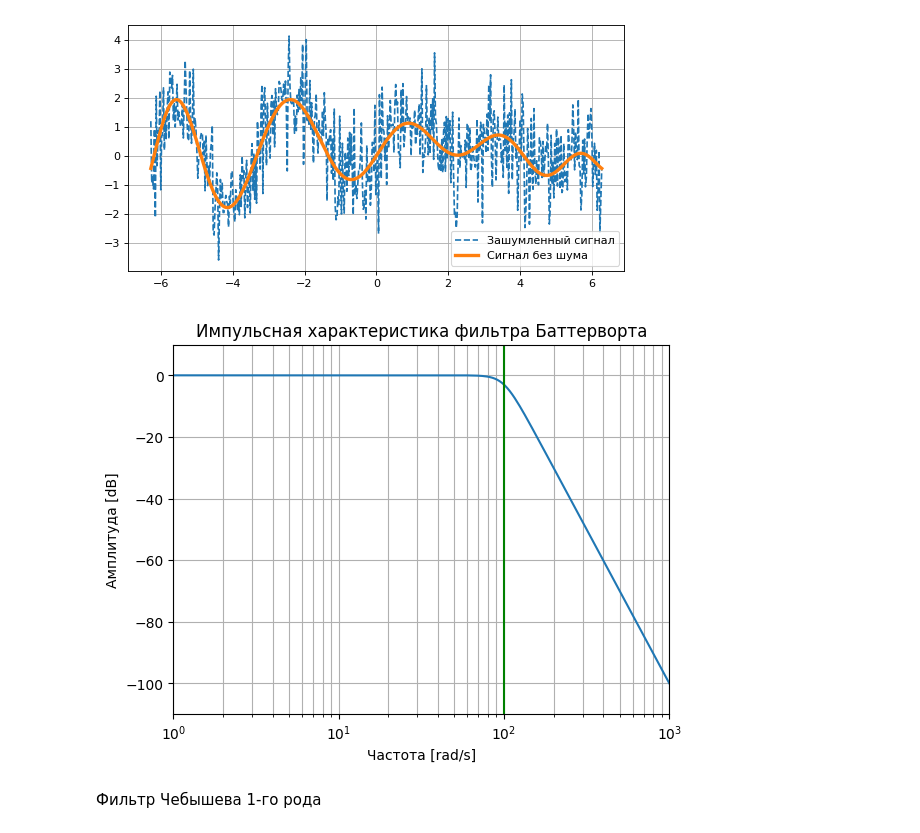
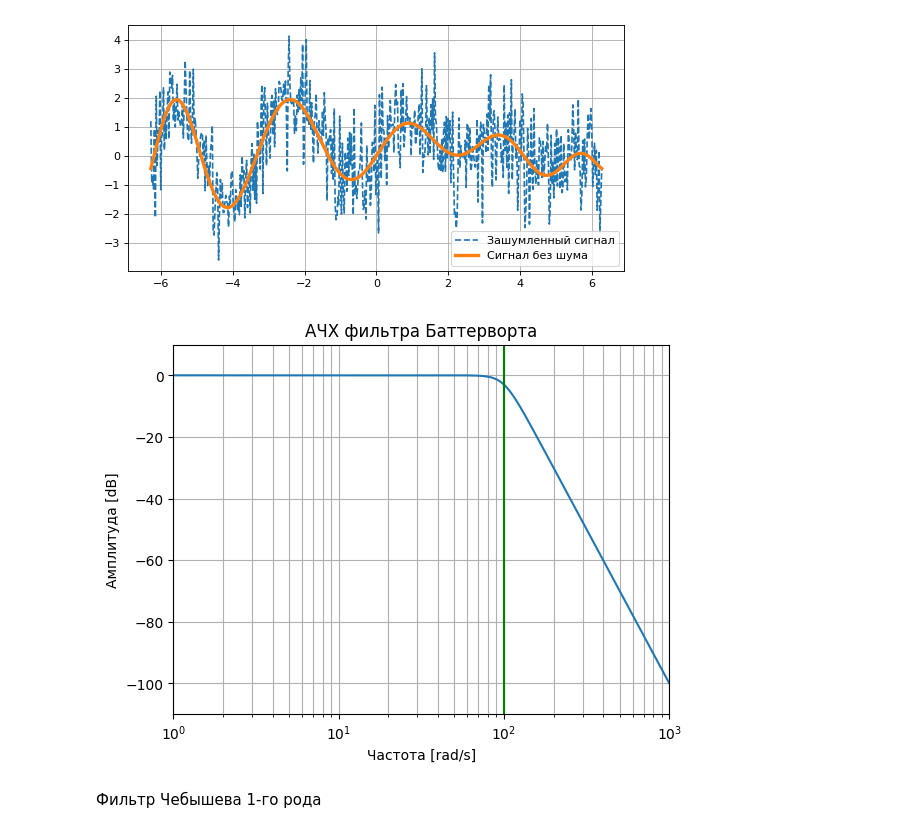
Before and after one commit to phonetics-spbu/phonetics-spbu.github.io, a Jupyter notebook: public/courses/linear_models/ipynb/filters_scipy.ipynb, the cells around one changed output. Saved outputs shown, nothing was run; the diff lists cells and outputs as text; code cells hidden in the pictures.

```diff
--- a/public/courses/linear_models/ipynb/filters_scipy.ipynb
+++ b/public/courses/linear_models/ipynb/filters_scipy.ipynb
@@ -73,16 +73,16 @@ plt.legend(('Зашумленный сигнал', 'Сигнал без шума
 # %%
 b, a = butter(5, 100, 'low', analog=True)
 w, h = freqs(b, a)
 plt.semilogx(w, 20 * np.log10(abs(h)))
-plt.title('Импульсная характеристика фильтра Баттерворта')
+plt.title('АЧХ фильтра Баттерворта')
 plt.xlabel('Частота [rad/s]')
 plt.ylabel('Амплитуда [dB]')
 plt.margins(0, 0.1)
 plt.grid(which='both', axis='both')
 plt.axvline(100, color='green') # частота среза
 plt.show()
 # %% [output]
-[figure, old version]
+[figure, new version]
 # %% [markdown]
 Фильтр Чебышева 1-го рода
 # %%
```
Also changed, not shown: parts of 5 cells of this notebook.
